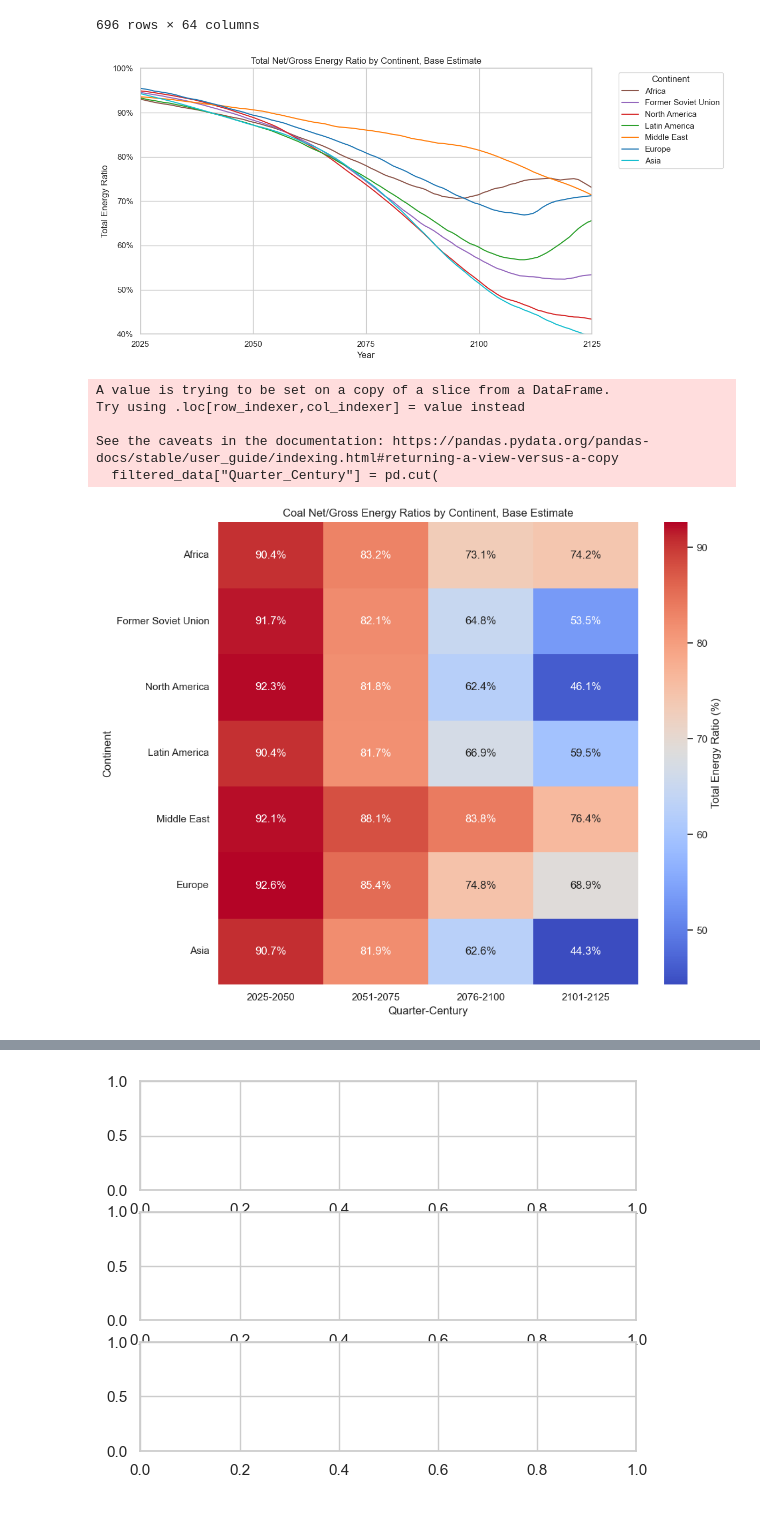
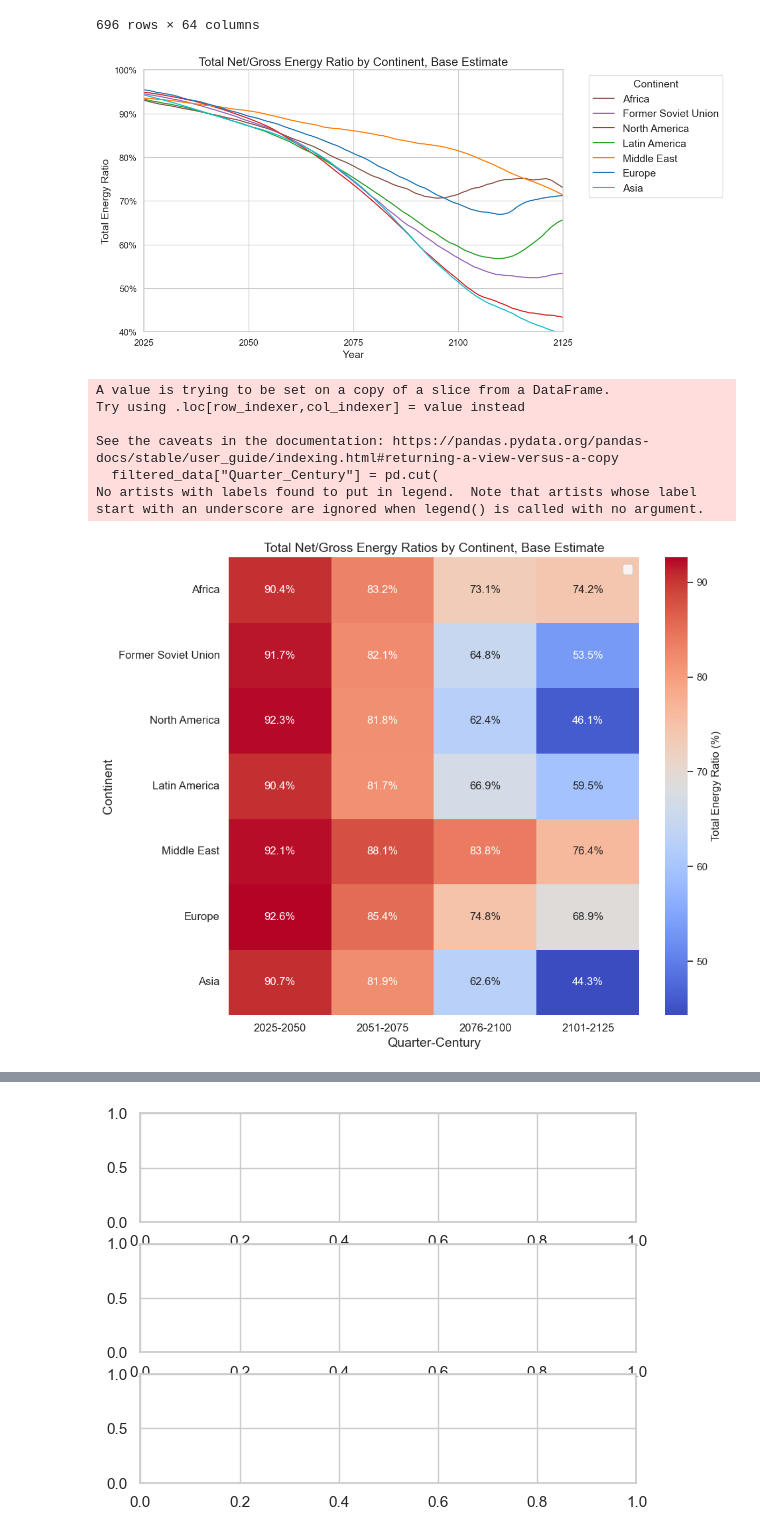
Before and after one commit to kferraga/HelsinkiEROIThesis, a Jupyter notebook: creating_adjusted_dataset.ipynb, the cells around one changed output, grey strips where cells are left out. Drawn from its saved outputs; the diff is of its cells as text; code cells hidden in the pictures.

```diff
--- a/creating_adjusted_dataset.ipynb
+++ b/creating_adjusted_dataset.ipynb
@@ -301,38 +301,39 @@ palette = sns.color_palette("tab10", n_colors=len(con_base_d.columns[1:]))
 # Plotting the line graph
 plt.figure(figsize=(12, 6))
 
 # Iterate through the columns and assign colors
 for idx, column in enumerate(con_base_d.columns[1:]):
     if column[-12:] == "Energy Ratio":
         plt.plot(
             con_base_d["Year"],
             con_base_d[column],
             label=column.replace(" Total Energy Ratio", ""),
             color=palette[idx]  # Assign a unique color from the palette
         )
 
 # Customize the axis
 ax = plt.gca()
 ax.xaxis.set_major_locator(MultipleLocator(25))  # Adjust interval for x-axis ticks
 ax.set_xlim(left=2025, right=2125)
 ax.set_ylim(top=1, bottom=0.4)
 
 formatter = FuncFormatter(lambda y, _: f"{int(y*100)}%")
 ax.yaxis.set_major_formatter(formatter)
 
 # Add labels, title, and legend
-plt.xlabel("Year")
-plt.ylabel("Total Energy Ratio")
-plt.title("Total Net/Gross Energy Ratio by Continent, Base Estimate")
-plt.legend(title="Continent", bbox_to_anchor=(1.05, 1), loc="upper left")
+plt.xlabel("Year", fontsize=14)
+plt.ylabel("Total Energy Ratio", fontsize=14)
+plt.title("Total Net/Gross Energy Ratio by Continent, Base Estimate", fontsize=16)
+plt.legend(title="Continent", bbox_to_anchor=(1.05, 1), loc="upper left", fontsize=14, title_fontsize=14)
+plt.tick_params(axis='both', which='major', labelsize=12)
 plt.grid(True)
 
 # Show and save the plot
 plt.tight_layout()
 plt.savefig('Outputs/TotalEnergyRatioByContinent.png')
 plt.show()
 # %% [output]
-[figure, old version]
+[figure, new version]
 # %%
 import seaborn as sns
 import matplotlib.pyplot as plt
@@ -358,21 +359,24 @@ quarter_century_data.index = quarter_century_data.index.str.replace(" Total Ener
 
 # Plot heatmap
 plt.figure(figsize=(10, 8))
+plt.legend(fontsize=14)
+plt.tick_params(axis='both', which='major', labelsize=12)
 sns.heatmap(
     quarter_century_data,
     cmap="coolwarm",
     annot=True,  # Display values
     fmt=".1f",   # Format numbers
-    cbar_kws={"label": "Total Energy Ratio (%)"}
+    cbar_kws={"label": "Total Energy Ratio (%)"},
+    annot_kws={"size": 12}
 )
 
 # Manually format annotations to include '%'
 for text in plt.gca().texts:  # Loop through annotation texts
     text.set_text(f"{text.get_text()}%")
 
-plt.xlabel("Quarter-Century")
-plt.ylabel("Continent")
-plt.title("Coal Net/Gross Energy Ratios by Continent, Base Estimate")
+plt.xlabel("Quarter-Century", fontsize=14)
+plt.ylabel("Continent", fontsize=14)
+plt.title("Total Net/Gross Energy Ratios by Continent, Base Estimate", fontsize=14)
 plt.tight_layout()
 plt.savefig('Outputs/HeatmapEnergyRatioByContinent.png')
 plt.show()
@@ -382,7 +386,8 @@ Try using .loc[row_indexer,col_indexer] = value instead
 
 See the caveats in the documentation: https://pandas.pydata.org/pandas-docs/stable/user_guide/indexing.html#returning-a-view-versus-a-copy
   filtered_data["Quarter_Century"] = pd.cut(
+No artists with labels found to put in legend.  Note that artists whose label start with an underscore are ignored when legend() is called with no argument.
-[figure, old version]
+[figure, new version]
 # %%
 from matplotlib.ticker import FuncFormatter, MultipleLocator, LogLocator
 import matplotlib.pyplot as plt
```
Also changed, not shown: parts of 4 cells of this notebook, 10 other files.
